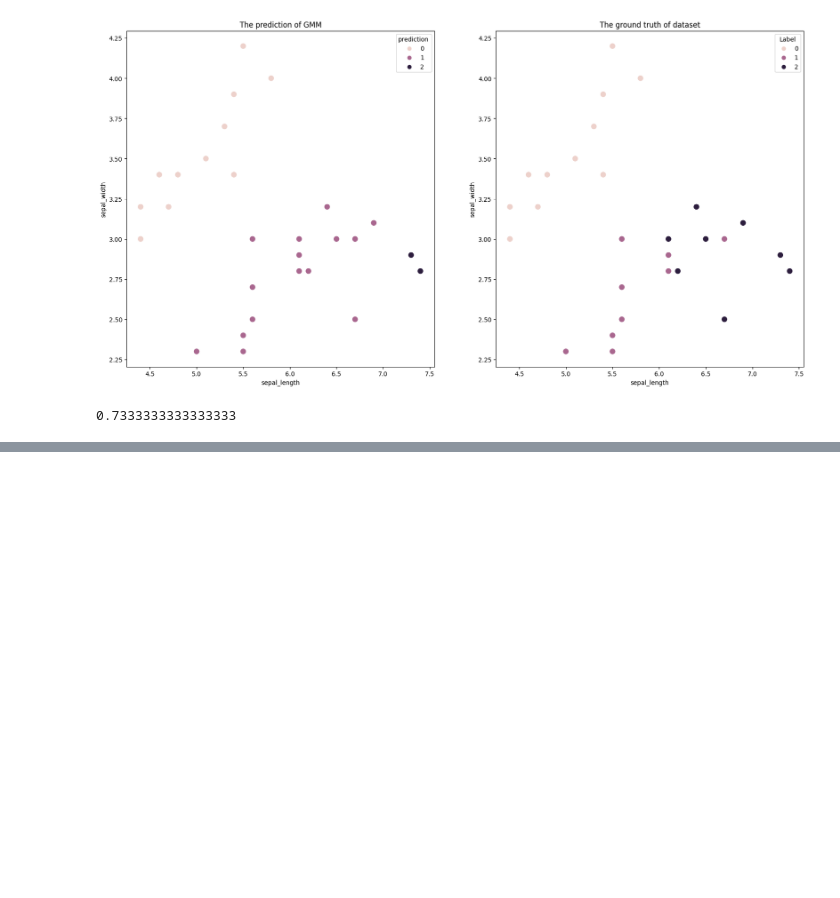
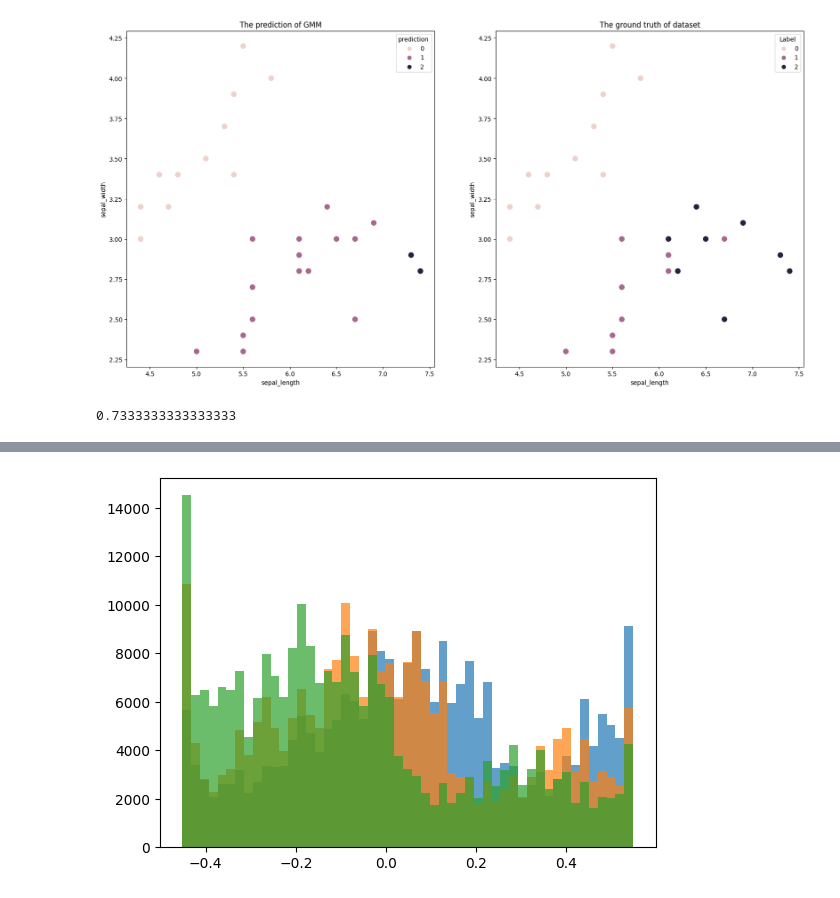
Before and after one commit to Syun1208/mathematics-for-machine-learning, a Jupyter notebook: unsupervised-learning/GMM/notebooks/gmm.ipynb, the cells around one changed output, grey strips where cells are left out. Cells and saved outputs as stored; diff of their text form; code cells hidden in the pictures; blank space fills up the shorter version.

```diff
--- a/unsupervised-learning/GMM/notebooks/gmm.ipynb
+++ b/unsupervised-learning/GMM/notebooks/gmm.ipynb
@@ -173,0 +198,18 @@ accuracy_score(df_predict_visualize['prediction'], df_truth_visualize['Label'])
+# %%
+def displot(image, bins=51, ax=None):
+    channel = image.shape[-1]
+
+    for c in range(channel):
+        color_data = image[:, :, c].reshape(image.shape[0]*image.shape[1], 1)
+        if ax is None:
+            plt.hist(color_data, bins=bins, alpha=0.7)
+        else:
+            ax.hist(color_data, bins=bins, alpha=0.7)
+
+    plt.show()
+# %%
+normalized_image = (image.reshape(image.shape[0] * image.shape[1], 3) - image.reshape(image.shape[0] * image.shape[1], 3).mean()) / (image.reshape(image.shape[0] * image.shape[1], 3).max() - image.reshape(image.shape[0] * image.shape[1], 3).min())
+# %%
+displot(normalized_image.reshape(image.shape))
+# %% [output]
+[figure, added]
```
Also changed, not shown: parts of 16 cells of this notebook, 20 other files.
